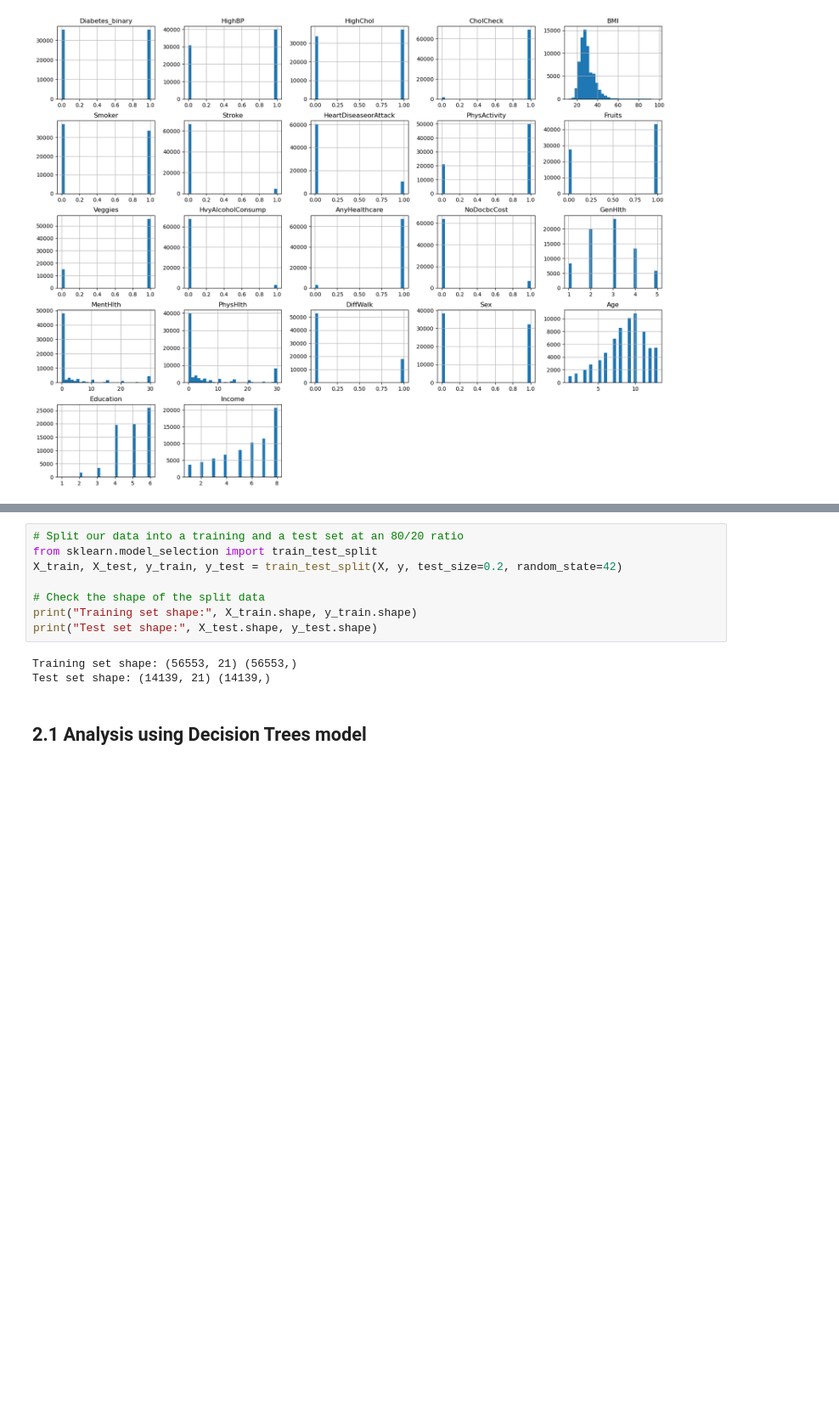
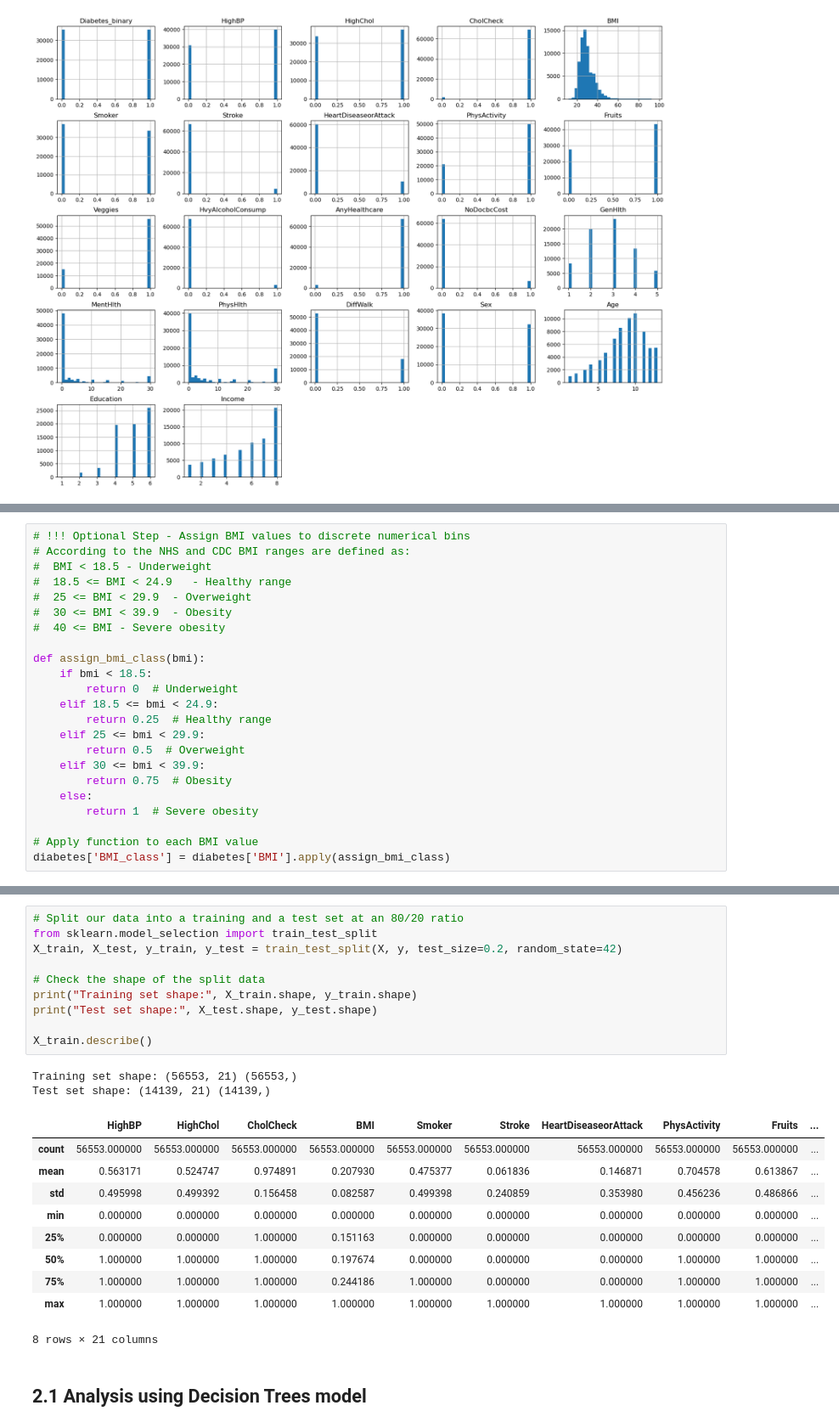
Before and after one commit to vitsiozo/DiabetesProject, a Jupyter notebook: Analysis.ipynb, the cells around one changed output, grey strips where cells are left out. Shown: that part at 85% size. Cells and saved outputs as stored; diff of their text form; blank space fills up the shorter version.

```diff
--- a/Analysis.ipynb
+++ b/Analysis.ipynb
@@ -74,0 +152,23 @@ diabetes['BMI'] = (diabetes['BMI'] - diabetes['BMI'].min()) / (diabetes['BMI'].m
+# %%
+# !!! Optional Step - Assign BMI values to discrete numerical bins
+# According to the NHS and CDC BMI ranges are defined as:
+#  BMI < 18.5 - Underweight
+#  18.5 <= BMI < 24.9   - Healthy range
+#  25 <= BMI < 29.9  - Overweight
+#  30 <= BMI < 39.9  - Obesity
+#  40 <= BMI - Severe obesity
+
+def assign_bmi_class(bmi):
+    if bmi < 18.5:
+        return 0  # Underweight
+    elif 18.5 <= bmi < 24.9:
+        return 0.25  # Healthy range
+    elif 25 <= bmi < 29.9:
+        return 0.5  # Overweight
+    elif 30 <= bmi < 39.9:
+        return 0.75  # Obesity
+    else:
+        return 1  # Severe obesity
+
+# Apply function to each BMI value
+diabetes['BMI_class'] = diabetes['BMI'].apply(assign_bmi_class)
@@ -126,14 +255,26 @@ print(sorted_features)
 # %%
 # Split our data into a training and a test set at an 80/20 ratio
 from sklearn.model_selection import train_test_split
 X_train, X_test, y_train, y_test = train_test_split(X, y, test_size=0.2, random_state=42)
 
 # Check the shape of the split data
 print("Training set shape:", X_train.shape, y_train.shape)
 print("Test set shape:", X_test.shape, y_test.shape)
+
+X_train.describe()
 # %% [output]
 Training set shape: (56553, 21) (56553,)
 Test set shape: (14139, 21) (14139,)
+|  | HighBP | HighChol | CholCheck | BMI | Smoker | Stroke | HeartDiseaseorAttack | PhysActivity | Fruits | ... |
+| count | 56553.000000 | 56553.000000 | 56553.000000 | 56553.000000 | 56553.000000 | 56553.000000 | 56553.000000 | 56553.000000 | 56553.000000 | ... |
+| mean | 0.563171 | 0.524747 | 0.974891 | 0.207930 | 0.475377 | 0.061836 | 0.146871 | 0.704578 | 0.613867 | ... |
+| std | 0.495998 | 0.499392 | 0.156458 | 0.082587 | 0.499398 | 0.240859 | 0.353980 | 0.456236 | 0.486866 | ... |
+| min | 0.000000 | 0.000000 | 0.000000 | 0.000000 | 0.000000 | 0.000000 | 0.000000 | 0.000000 | 0.000000 | ... |
+| 25% | 0.000000 | 0.000000 | 1.000000 | 0.151163 | 0.000000 | 0.000000 | 0.000000 | 0.000000 | 0.000000 | ... |
+| 50% | 1.000000 | 1.000000 | 1.000000 | 0.197674 | 0.000000 | 0.000000 | 0.000000 | 1.000000 | 1.000000 | ... |
+| 75% | 1.000000 | 1.000000 | 1.000000 | 0.244186 | 1.000000 | 0.000000 | 0.000000 | 1.000000 | 1.000000 | ... |
+| max | 1.000000 | 1.000000 | 1.000000 | 1.000000 | 1.000000 | 1.000000 | 1.000000 | 1.000000 | 1.000000 | ... |
+8 rows × 21 columns
 # %% [markdown]
 ## 2.1 Analysis using Decision Trees model
 # %%
```
Also changed, not shown: parts of 19 cells of this notebook, 1 other file.
